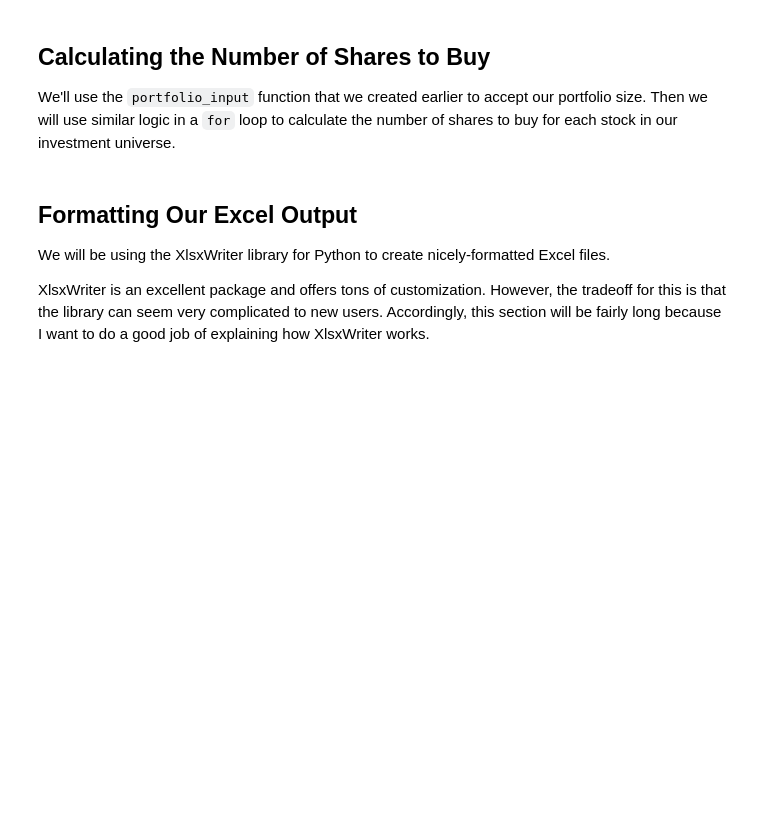
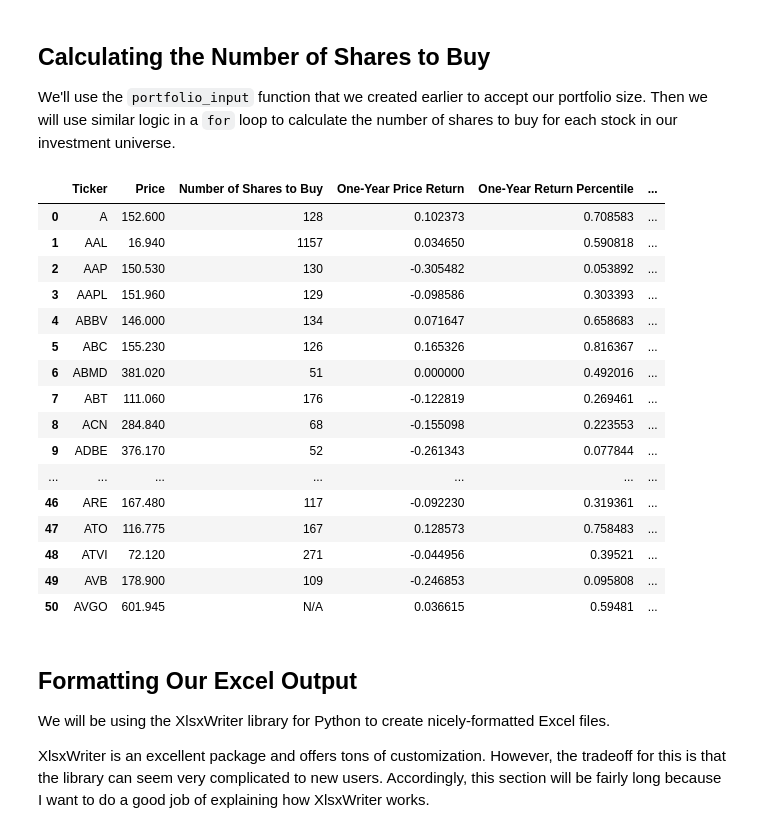
Before and after one commit to andylehoang/algorithmic-trading-python, a Jupyter notebook: starter_files/002_quantitative_momentum_strategy.ipynb, the cells around one changed output. Drawn from its saved outputs; the diff is of its cells as text; code cells hidden in the pictures; blank space fills up the shorter version.

```diff
--- a/starter_files/002_quantitative_momentum_strategy.ipynb
+++ b/starter_files/002_quantitative_momentum_strategy.ipynb
@@ -338,10 +338,21 @@ We'll now calculate our `HQM Score`, which is the high-quality momentum score th
 The `HQM Score` will be the arithmetic mean of the 4 momentum percentile scores that we calculated in the last section.
 
 To calculate arithmetic mean, we will use the `mean` function from Python's built-in `statistics` module.
+# %%
+from statistics import mean
+
+for row in hqm_dataframe.index:
+    momentum_percentile = []
+    for time_period in time_periods:
+        momentum_percentile.append(hqm_dataframe.loc[row,f'{time_period} Return Percentile'])
+    hqm_dataframe.loc[row, 'HQM Score'] = mean(momentum_percentile)
 # %% [markdown]
 ## Selecting the 50 Best Momentum Stocks
 
 As before, we can identify the 50 best momentum stocks in our universe by sorting the DataFrame on the `HQM Score` column and dropping all but the top 50 entries.
+# %%
+hqm_dataframe.sort_values(by='HQM Score', ascending=False)
+hqm_dataframe = hqm_dataframe[:51]
 # %% [markdown]
 ## Calculating the Number of Shares to Buy
 
@@ -349,3 +362,26 @@ We'll use the `portfolio_input` function that we created earlier to accept our p
+# %%
+position_size = float(portfolio_size) / len(hqm_dataframe.index)
+for i in range(0, len(hqm_dataframe['Ticker'])-1):
+    hqm_dataframe.loc[i, 'Number of Shares to Buy'] = math.floor(position_size / hqm_dataframe['Price'][i])
+hqm_dataframe
+# %% [output]
+|  | Ticker | Price | Number of Shares to Buy | One-Year Price Return | One-Year Return Percentile | ... |
+| 0 | A | 152.600 | 128 | 0.102373 | 0.708583 | ... |
+| 1 | AAL | 16.940 | 1157 | 0.034650 | 0.590818 | ... |
+| 2 | AAP | 150.530 | 130 | -0.305482 | 0.053892 | ... |
+| 3 | AAPL | 151.960 | 129 | -0.098586 | 0.303393 | ... |
+| 4 | ABBV | 146.000 | 134 | 0.071647 | 0.658683 | ... |
+| 5 | ABC | 155.230 | 126 | 0.165326 | 0.816367 | ... |
+| 6 | ABMD | 381.020 | 51 | 0.000000 | 0.492016 | ... |
+| 7 | ABT | 111.060 | 176 | -0.122819 | 0.269461 | ... |
+| 8 | ACN | 284.840 | 68 | -0.155098 | 0.223553 | ... |
+| 9 | ADBE | 376.170 | 52 | -0.261343 | 0.077844 | ... |
+| ... | ... | ... | ... | ... | ... | ... |
+| 46 | ARE | 167.480 | 117 | -0.092230 | 0.319361 | ... |
+| 47 | ATO | 116.775 | 167 | 0.128573 | 0.758483 | ... |
+| 48 | ATVI | 72.120 | 271 | -0.044956 | 0.39521 | ... |
+| 49 | AVB | 178.900 | 109 | -0.246853 | 0.095808 | ... |
+| 50 | AVGO | 601.945 | N/A | 0.036615 | 0.59481 | ... |
 # %% [markdown]
 ## Formatting Our Excel Output
 
```
Also changed, not shown: parts of 10 cells of this notebook, 1 other file.
